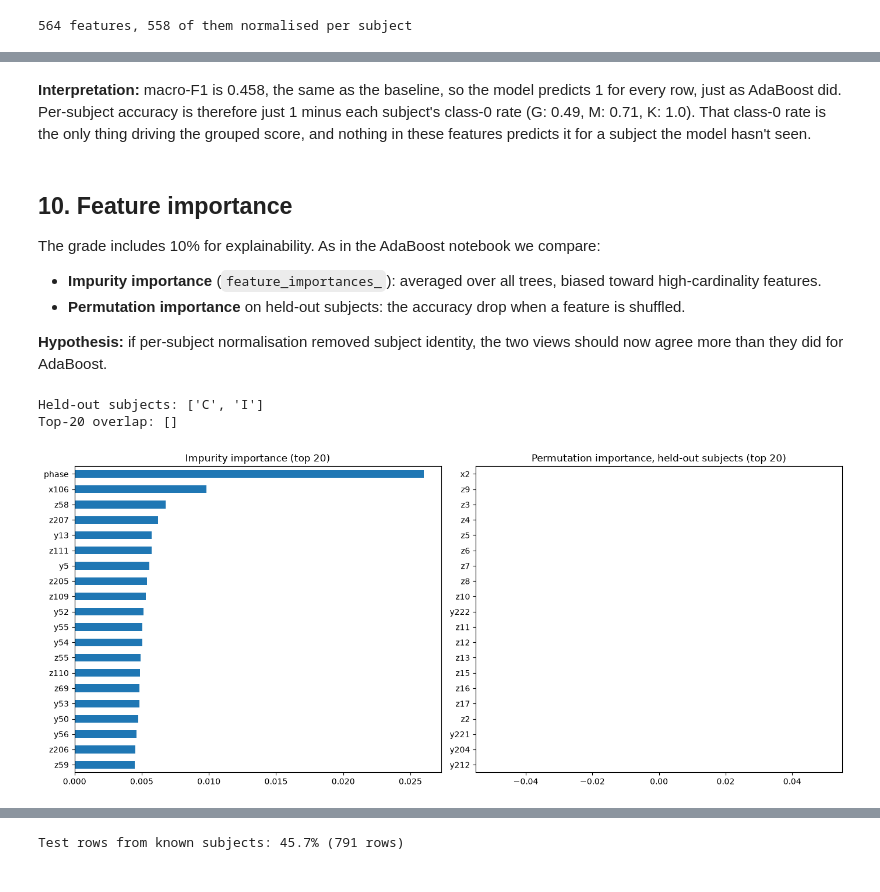
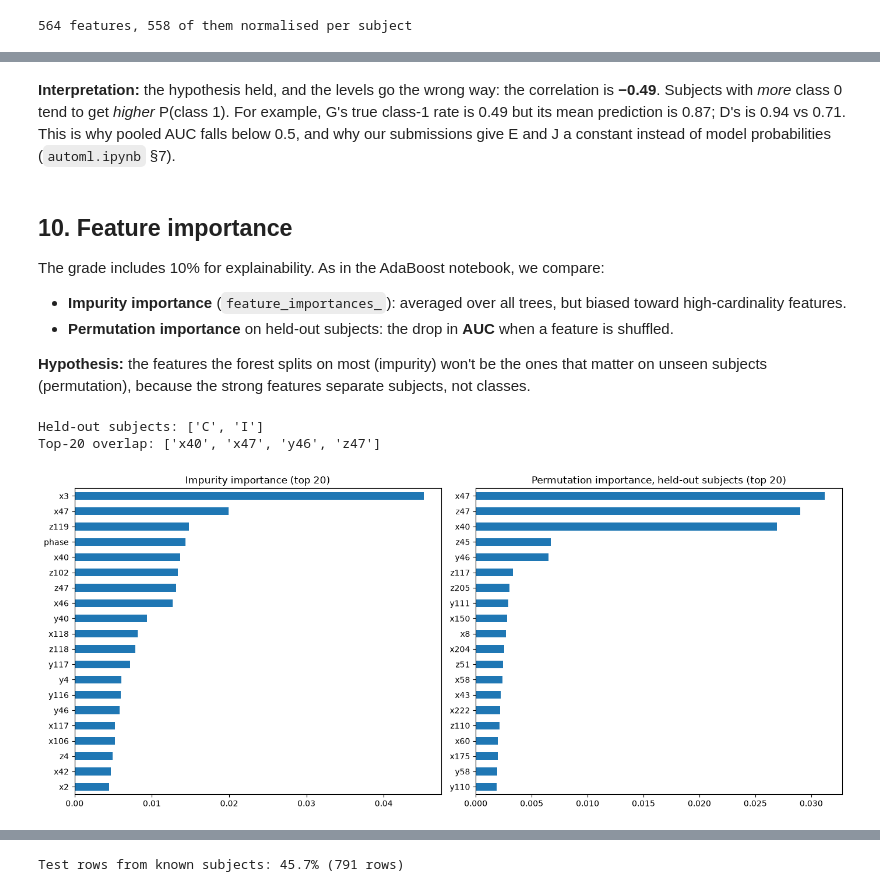
Before and after one commit to ayoolaore/ml_classifier_experiments, a Jupyter notebook: src/random_forest.ipynb, the cells around one changed output, grey strips where cells are left out. Drawn from its saved outputs; the diff is of its cells as text; code cells hidden in the pictures.

```diff
--- a/src/random_forest.ipynb
+++ b/src/random_forest.ipynb
@@ -165,6 +202,6 @@ unseen subjects. We tune on grouped CV using the better feature set from Experim
 # %%
 best_rep = max(["raw", "subject-norm"],
-               key=lambda r: pd.DataFrame(results).set_index("model").loc[f"rf default, {r}", "group_acc"])
+               key=lambda r: pd.DataFrame(results).set_index("model").loc[f"rf default, {r}", "group_auc"])
 X_best, X_test_best = (X_norm, X_test_norm) if best_rep == "subject-norm" else (X_raw, X_test_raw)
 print("Using features:", best_rep)
 
@@ -173,9 +210,9 @@ for mf in ["sqrt", 0.1, 0.3]:
     for leaf in [1, 5, 20]:
         m = RandomForestClassifier(n_estimators=300, max_features=mf, min_samples_leaf=leaf,
                                    n_jobs=-1, random_state=RANDOM_STATE)
-        s = cross_validate(m, X_best, y, cv=gkf, groups=groups, n_jobs=-1, scoring=["accuracy", "f1_macro"])
+        s = cross_validate(m, X_best, y, cv=gkf, groups=groups, n_jobs=-1, scoring=["roc_auc", "accuracy"])
         grid.append({"max_features": mf, "min_samples_leaf": leaf,
-                     "group_acc": s["test_accuracy"].mean(), "group_f1m": s["test_f1_macro"].mean()})
+                     "group_auc": s["test_roc_auc"].mean(), "group_acc": s["test_accuracy"].mean()})
 grid = pd.DataFrame(grid)
-grid.pivot(index="max_features", columns="min_samples_leaf", values="group_acc").round(4)
+grid.pivot(index="max_features", columns="min_samples_leaf", values="group_auc").round(4)
 # %% [output]
@@ -188,5 +225,5 @@ Using features: raw
 # %%
-best = grid.loc[grid.group_acc.idxmax()]
+best = grid.loc[grid.group_auc.idxmax()]
 best_params = {"max_features": best.max_features, "min_samples_leaf": int(best.min_samples_leaf)}
 print("Best:", best_params)
 rf_best = RandomForestClassifier(n_estimators=500, n_jobs=-1, random_state=RANDOM_STATE, **best_params)
@@ -239,19 +277,11 @@ out-of-fold grouped probabilities, a higher threshold for predicting class 1 sho
 # %%
-final_model = et if et_row.group_acc > rf_row.group_acc else rf_best
+final_model = et if et_row.group_auc > rf_row.group_auc else rf_best
 print("Model:", type(final_model).__name__)
 
 oof = cross_val_predict(final_model, X_best, y, cv=gkf, groups=groups, method="predict_proba", n_jobs=-1)[:, 1]
-thresholds = np.linspace(0.3, 0.8, 51)
-accs = [accuracy_score(y, (oof >= t).astype(int)) for t in thresholds]
-best_t = thresholds[int(np.argmax(accs))]
-
-plt.plot(thresholds, accs)
-plt.axvline(0.5, color="grey", ls=":", label="default 0.5")
-plt.axhline((y == 1).mean(), color="grey", ls="--", label="majority")
-plt.xlabel("threshold for predicting class 1")
-plt.ylabel("OOF GroupKFold accuracy")
-plt.legend()
-print(f"acc at 0.5 = {accuracy_score(y, (oof >= 0.5).astype(int)):.4f}, "
-      f"best = {max(accs):.4f} at t = {best_t:.2f}")
+within = within_subject_auc(oof)
+print(f"Pooled out-of-fold grouped AUC: {roc_auc_score(y, oof):.3f}")
+print(f"Mean within-subject AUC:        {within.mean():.3f}")
+within.round(3).rename("within-subject AUC (subject unseen)").to_frame().T
 # %% [output]
 Model: ExtraTreesClassifier
@@ -283,35 +314,36 @@ OOF grouped accuracy=0.8449  macro-F1=0.4580
 # %% [markdown]
-**Interpretation:** macro-F1 is 0.458, the same as the baseline, so the model predicts 1 for every
-row, just as AdaBoost did. Per-subject accuracy is therefore just 1 minus each subject's class-0 rate
-(G: 0.49, M: 0.71, K: 1.0). That class-0 rate is the only thing driving the grouped score, and
-nothing in these features predicts it for a subject the model hasn't seen.
+**Interpretation:** the hypothesis held, and the levels go the wrong way: the correlation is
+**−0.49**. Subjects with *more* class 0 tend to get *higher* P(class 1). For example, G's true
+class-1 rate is 0.49 but its mean prediction is 0.87; D's is 0.94 vs 0.71. This is why pooled AUC
+falls below 0.5, and why our submissions give E and J a constant instead of model probabilities
+(`automl.ipynb` §7).
 # %% [markdown]
 ## 10. Feature importance
 
-The grade includes 10% for explainability. As in the AdaBoost notebook we compare:
-- **Impurity importance** (`feature_importances_`): averaged over all trees, biased toward
+The grade includes 10% for explainability. As in the AdaBoost notebook, we compare:
+- **Impurity importance** (`feature_importances_`): averaged over all trees, but biased toward
   high-cardinality features.
-- **Permutation importance** on held-out subjects: the accuracy drop when a feature is shuffled.
+- **Permutation importance** on held-out subjects: the drop in **AUC** when a feature is shuffled.
 
-**Hypothesis:** if per-subject normalisation removed subject identity, the two views should now agree
-more than they did for AdaBoost.
+**Hypothesis:** the features the forest splits on most (impurity) won't be the ones that matter on
+unseen subjects (permutation), because the strong features separate subjects, not classes.
 # %%
 tr_idx, va_idx = next(GroupKFold(n_splits=4).split(X_best, y, groups))
 print("Held-out subjects:", sorted(groups.iloc[va_idx].unique()))
 final_model.fit(X_best.iloc[tr_idx], y.iloc[tr_idx])
 
 imp = pd.Series(final_model.feature_importances_, index=X_best.columns).sort_values(ascending=False)
 perm = permutation_importance(final_model, X_best.iloc[va_idx], y.iloc[va_idx],
-                              n_repeats=5, random_state=RANDOM_STATE, n_jobs=-1)
+                              scoring="roc_auc", n_repeats=5, random_state=RANDOM_STATE, n_jobs=-1)
 perm_imp = pd.Series(perm.importances_mean, index=X_best.columns).sort_values(ascending=False)
 
 fig, axes = plt.subplots(1, 2, figsize=(14, 6))
 imp.head(20)[::-1].plot.barh(ax=axes[0], title="Impurity importance (top 20)")
 perm_imp.head(20)[::-1].plot.barh(ax=axes[1], title="Permutation importance, held-out subjects (top 20)")
 plt.tight_layout()
 print("Top-20 overlap:", sorted(set(imp.head(20).index) & set(perm_imp.head(20).index)))
 # %% [output]
 Held-out subjects: ['C', 'I']
-Top-20 overlap: []
+Top-20 overlap: ['x40', 'x47', 'y46', 'z47']
-[figure, old version]
+[figure, new version]
 # %% [markdown]
```
Also changed, not shown: parts of 35 cells of this notebook, 13 other files.
